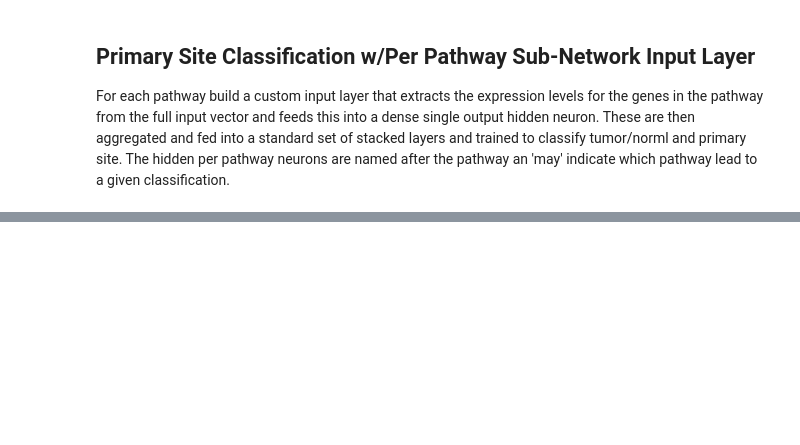
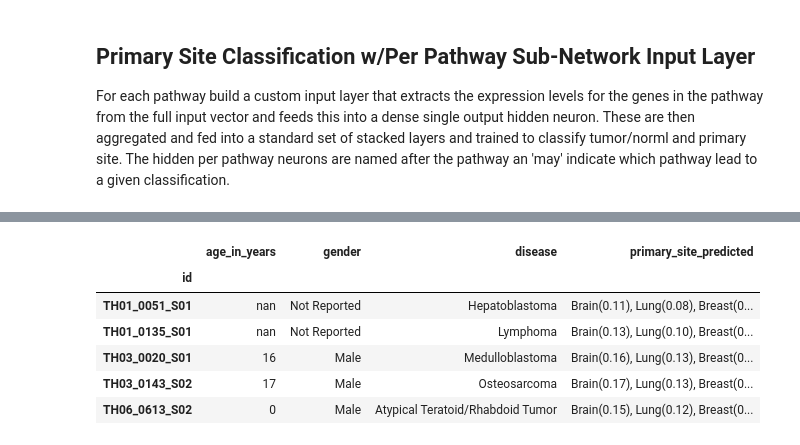
Before and after one commit to rcurrie/tumornormal, a Jupyter notebook: pathways.ipynb, the cells around one changed output, grey strips where cells are left out. Saved outputs shown, nothing was run; the diff lists cells and outputs as text; code cells hidden in the pictures; blank space fills up the shorter version.

```diff
--- a/pathways.ipynb
+++ b/pathways.ipynb
@@ -275,14 +275,13 @@ Primary Site
 [figure]
 [figure]
 # %%
-for i in range(0,20000,1000):
-    print(i)
-    y = Y.iloc[i]
-    print("{} {} {}".format(y.tumor_normal, y.primary_site, y.disease))
+# Let's eye ball a few predictions compared to the original
+for i in range(0,20000,2000):
+    print("Original: {} {} {}".format(Y.iloc[i].tumor_normal, Y.iloc[i].primary_site, Y.iloc[i].disease))
 
-    yo = model.predict(X_pruned.iloc[i:i+1])[0]
-
-    print(tumor_normal_encoder.classes_.tolist()[int(yo[0])],
-          primary_site_encoder.classes_.tolist()[np.argmax(yo[1:1+46])],
-          disease_encoder.classes_.tolist()[np.argmax(yo[1+46:-1])])
+    prediction = model.predict(X_pruned.iloc[i:i+1])[0]
+    print("Predicted:",
+          tumor_normal_encoder.classes_.tolist()[int(round(prediction[0]))],
+          primary_site_encoder.classes_.tolist()[np.argmax(prediction[1:1+46])],
+          disease_encoder.classes_.tolist()[np.argmax(prediction[1+46:-1])])
 # %% [output]
@@ -419,0 +419,31 @@ Wall time: 4min 53s
+# %%
+X_treehouse = pd.read_hdf("data/treehouse.h5", "expression")
+Y_treehouse = pd.read_hdf("data/treehouse.h5", "labels")
+
+X_treehouse_pruned = X_treehouse.drop(labels=(set(X_treehouse.columns) - set(all_gene_set_genes)),
+                                      axis=1, errors="ignore")
+
+Y_treehouse["primary_site_predicted"] = [", ".join(["{}({:0.2f})".format(primary_site_encoder.classes_.tolist()[i],
+                                                                         p[1:1+46][i])
+                                                    for i in p[1:1+46].argsort()[-3:][::-1]])
+                                         for p in model.predict(X_treehouse_pruned)]
+Y_treehouse.iloc[0:500:25].head()
+
+
+#         "tumor_normal": tumor_normal_encoder.classes_.tolist(),
+#         "primary_site": primary_site_encoder.classes_.tolist(),
+#         "disease": disease_encoder.classes_.tolist(),
+#         "genes": all_gene_set_genes}))
+
+#     print("Predicted:",
+#           tumor_normal_encoder.classes_.tolist()[int(round(prediction[0]))],
+#           primary_site_encoder.classes_.tolist()[np.argmax(prediction[1:1+46])],
+#           disease_encoder.classes_.tolist()[np.argmax(prediction[1+46:-1])])
+# %% [output]
+|  | age_in_years | gender | disease | primary_site_predicted |
+| id |  |  |  |  |
+| TH01_0051_S01 | nan | Not Reported | Hepatoblastoma | Brain(0.11), Lung(0.08), Breast(0... |
+| TH01_0135_S01 | nan | Not Reported | Lymphoma | Brain(0.13), Lung(0.10), Breast(0... |
+| TH03_0020_S01 | 16 | Male | Medulloblastoma | Brain(0.16), Lung(0.13), Breast(0... |
+| TH03_0143_S02 | 17 | Male | Osteosarcoma | Brain(0.17), Lung(0.13), Breast(0... |
+| TH06_0613_S02 | 0 | Male | Atypical Teratoid/Rhabdoid Tumor | Brain(0.15), Lung(0.12), Breast(0... |
```
Also changed, not shown: parts of 6 cells of this notebook, 1 other file.
